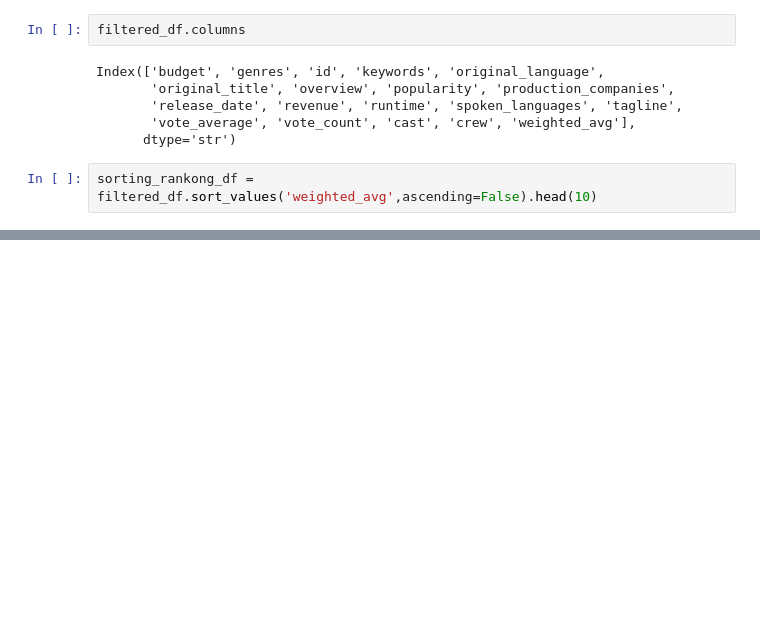
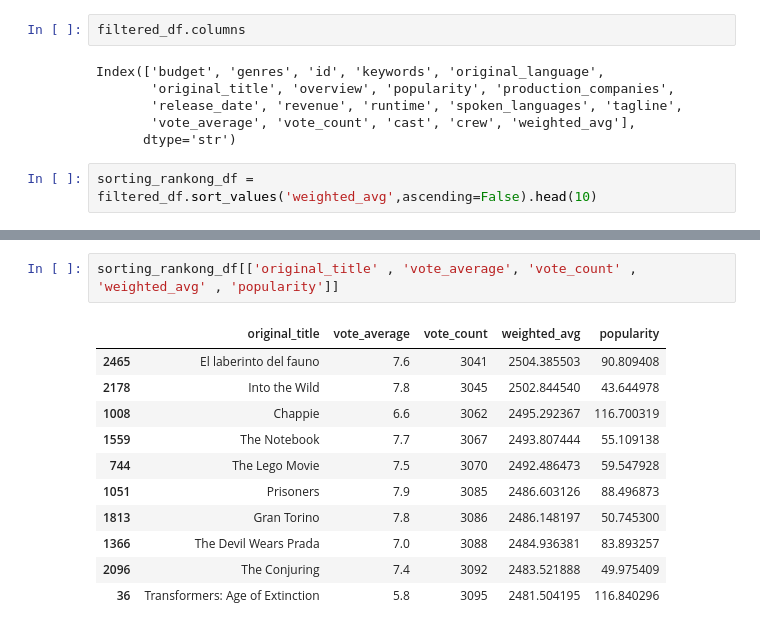
Before and after one commit to CyberWol-12/Movie_Recommendation_System, a Jupyter notebook: Movie_Recommendation_System_tmdb.ipynb, the cells around one changed output, grey strips where cells are left out. Cells and saved outputs as stored; diff of their text form; blank space fills up the shorter version.

Commit message:
sorting_ranking

```diff
--- a/Movie_Recommendation_System_tmdb.ipynb
+++ b/Movie_Recommendation_System_tmdb.ipynb
@@ -421,3 +421,17 @@ sorting_rankong_df
 | 1366 | 35000000 | [{"id": 35, "name": "Comedy"}, {"... | 350 | [{"id": 90, "name": "paris"}, {"i... | en | The Devil Wears Prada | The Devil Wears Prada is about a ... | 83.893257 | ... |
 | 2096 | 13000000 | [{"id": 27, "name": "Horror"}, {"... | 138843 | [{"id": 1156, "name": "sister sis... | en | The Conjuring | Paranormal investigators Ed and L... | 49.975409 | ... |
 | 36 | 210000000 | [{"id": 878, "name": "Science Fic... | 91314 | [{"id": 9663, "name": "sequel"}, ... | en | Transformers: Age of Extinction | As humanity picks up the pieces, ... | 116.840296 | ... |
+# %%
+sorting_rankong_df[['original_title' , 'vote_average', 'vote_count' , 'weighted_avg' , 'popularity']]
+# %% [output]
+|  | original_title | vote_average | vote_count | weighted_avg | popularity |
+| 2465 | El laberinto del fauno | 7.6 | 3041 | 2504.385503 | 90.809408 |
+| 2178 | Into the Wild | 7.8 | 3045 | 2502.844540 | 43.644978 |
+| 1008 | Chappie | 6.6 | 3062 | 2495.292367 | 116.700319 |
+| 1559 | The Notebook | 7.7 | 3067 | 2493.807444 | 55.109138 |
+| 744 | The Lego Movie | 7.5 | 3070 | 2492.486473 | 59.547928 |
+| 1051 | Prisoners | 7.9 | 3085 | 2486.603126 | 88.496873 |
+| 1813 | Gran Torino | 7.8 | 3086 | 2486.148197 | 50.745300 |
+| 1366 | The Devil Wears Prada | 7.0 | 3088 | 2484.936381 | 83.893257 |
+| 2096 | The Conjuring | 7.4 | 3092 | 2483.521888 | 49.975409 |
+| 36 | Transformers: Age of Extinction | 5.8 | 3095 | 2481.504195 | 116.840296 |
```
